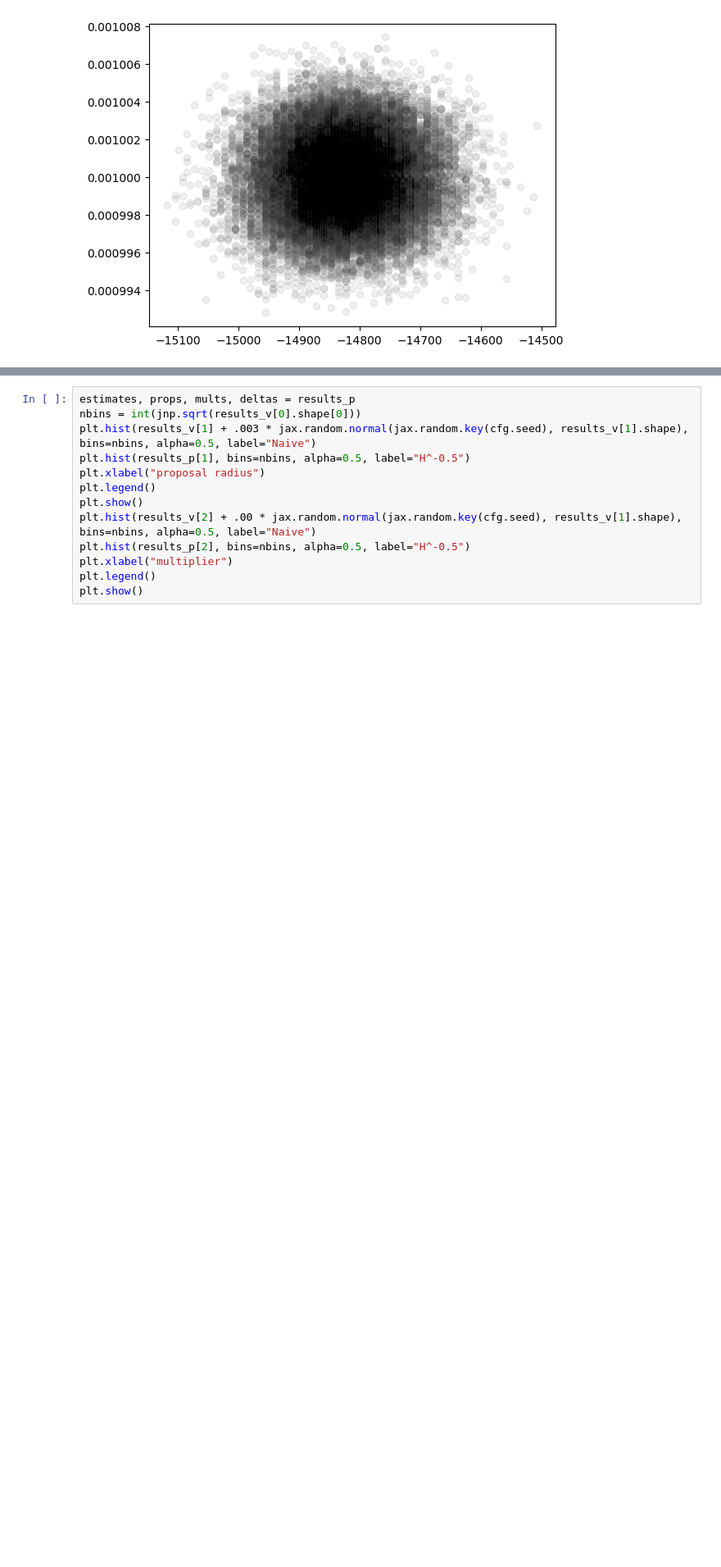
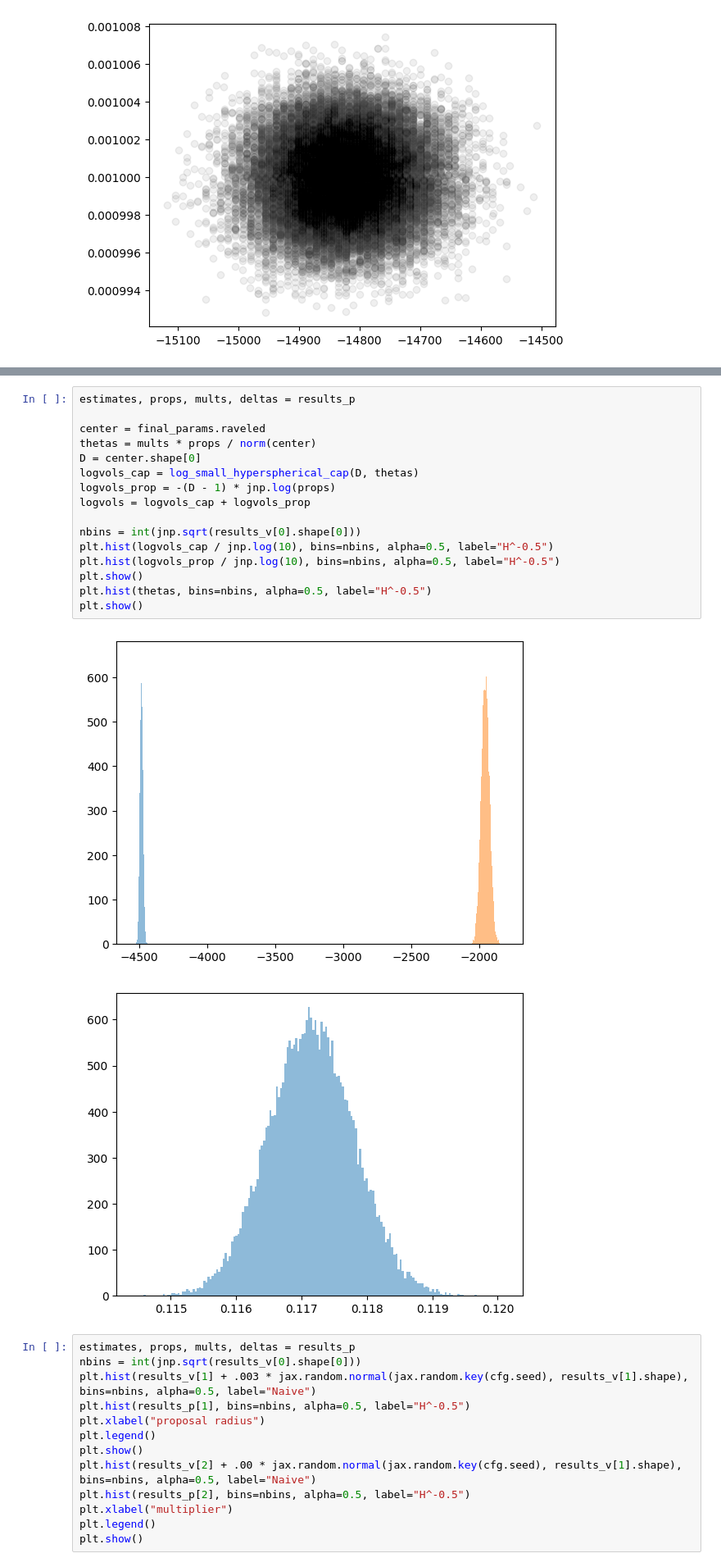
Before and after one commit to EleutherAI/basin-volume, a Jupyter notebook: basin_precondition.ipynb, the cells around one changed output, grey strips where cells are left out. Shown at 82% size. Drawn from its saved outputs; the diff is of its cells as text; blank space fills up the shorter version.

```diff
--- a/basin_precondition.ipynb
+++ b/basin_precondition.ipynb
@@ -716,3 +773,22 @@ plt.show()
+# %%
+estimates, props, mults, deltas = results_p
+
+center = final_params.raveled
+thetas = mults * props / norm(center)
+D = center.shape[0]
+logvols_cap = log_small_hyperspherical_cap(D, thetas)
+logvols_prop = -(D - 1) * jnp.log(props)
+logvols = logvols_cap + logvols_prop
+
+nbins = int(jnp.sqrt(results_v[0].shape[0]))
+plt.hist(logvols_cap / jnp.log(10), bins=nbins, alpha=0.5, label="H^-0.5")
+plt.hist(logvols_prop / jnp.log(10), bins=nbins, alpha=0.5, label="H^-0.5")
+plt.show()
+plt.hist(thetas, bins=nbins, alpha=0.5, label="H^-0.5")
+plt.show()
+# %% [output]
+[figure, added]
+[figure, added]
 # %%
 estimates, props, mults, deltas = results_p
 nbins = int(jnp.sqrt(results_v[0].shape[0]))
```
Also changed, not shown: parts of 13 cells of this notebook.
